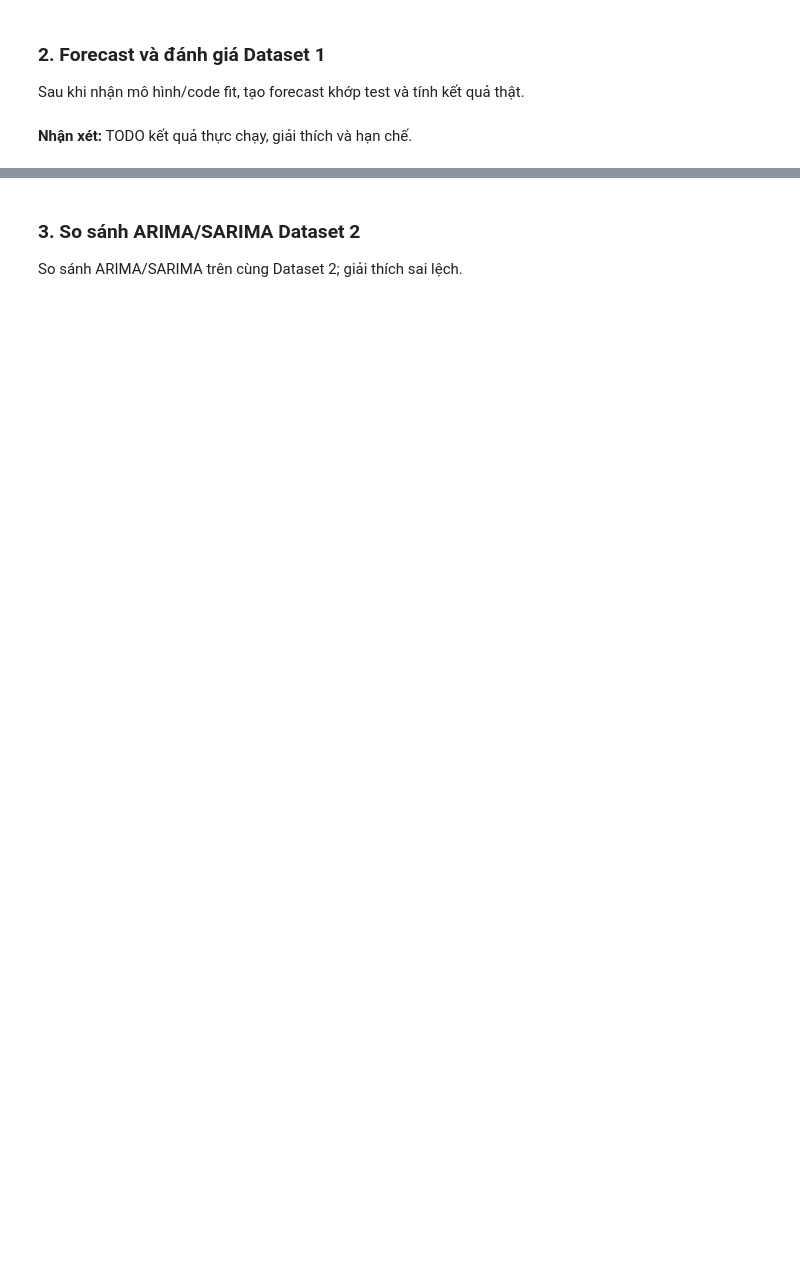
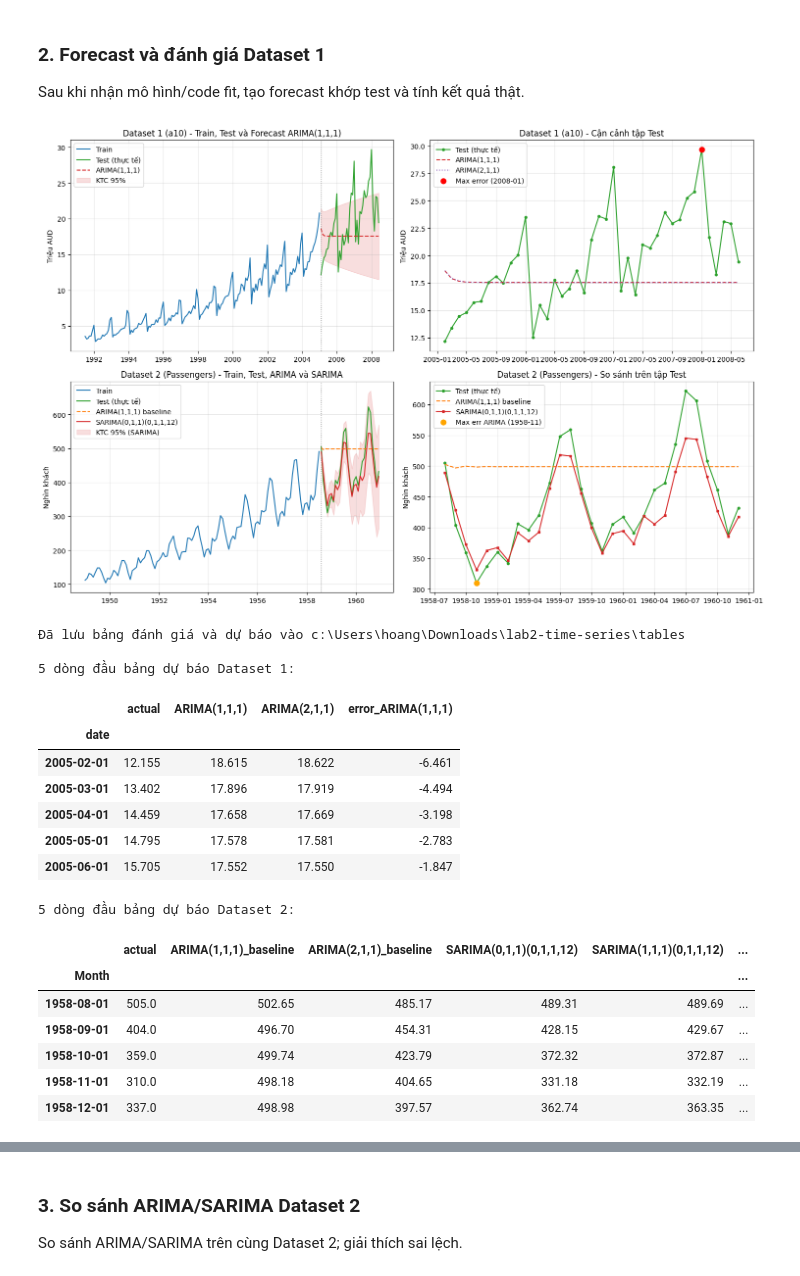
Before and after one commit to thvhieu/lab2-time-series, a Jupyter notebook: contributions/05_forecast_evaluation.ipynb, the cells around one changed output, grey strips where cells are left out. Saved outputs shown, nothing was run; the diff lists cells and outputs as text; code cells hidden in the pictures; blank space fills up the shorter version.

Commit message:
Hoan thien phan forecast, danh gia MAE/RMSE/MAPE va so sanh ARIMA-SARIMA

```diff
--- a/contributions/05_forecast_evaluation.ipynb
+++ b/contributions/05_forecast_evaluation.ipynb
@@ -111,13 +111,17 @@ def fit_and_forecast_sarima(train_s, test_s, order, seasonal_order):
 
 def compute_metrics_row(actual, pred, dataset_name, model_name, unit, aic=None, bic=None):
     actual_s = pd.Series(actual)
-    pred_s = pd.Series(pred, index=actual_s.index)
+    pred_s = pd.Series(pred)
+    assert len(actual_s) == len(pred_s) and (actual_s.index == pred_s.index).all()
+
     err = actual_s - pred_s
     abs_err = err.abs()
 
     mae = float(abs_err.mean())
     rmse = float(np.sqrt((err ** 2).mean()))
-    mape = float((abs_err / actual_s.abs()).mean() * 100)
+
+    non_zero = actual_s != 0
+    mape = float((abs_err[non_zero] / actual_s[non_zero].abs()).mean() * 100) if non_zero.any() else np.nan
     max_dt = abs_err.idxmax()
 
     return {
@@ -133,6 +137,11 @@ def compute_metrics_row(actual, pred, dataset_name, model_name, unit, aic=None,
         "Max |Error|": round(float(abs_err.loc[max_dt]), 3),
         "Thực tế vs Dự báo": f"{actual_s.loc[max_dt]:.2f} vs {pred_s.loc[max_dt]:.2f}",
     }
+
+# Kiểm tra nhanh hàm tính lỗi trên ví dụ nhỏ (có giá trị thực bằng 0)
+_idx_toy = pd.date_range("2020-01-01", periods=3, freq="MS")
+_toy_res = compute_metrics_row(pd.Series([100.0, 200.0, 0.0], index=_idx_toy), pd.Series([110.0, 180.0, 5.0], index=_idx_toy), "Toy", "Check", "Unit")
+print(f"Kiểm tra hàm (toy data): MAE={_toy_res['MAE']}, RMSE={_toy_res['RMSE']}, MAPE={_toy_res['MAPE (%)']}% (bỏ qua mẫu actual=0)")
 
 m1_111, fc1_111, ci1_111 = fit_and_forecast_arima(train1, test1, (1, 1, 1))
 m1_211, fc1_211, ci1_211 = fit_and_forecast_arima(train1, test1, (2, 1, 1))
@@ -152,4 +161,8 @@ metrics_df = pd.DataFrame([
     compute_metrics_row(test2, fc2_sar_111, "D2 Passengers", "SARIMA(1,1,1)(0,1,1,12)", "Nghìn khách", m2_sar_111.aic, m2_sar_111.bic),
 ])
 
-display(metrics_df)
+print("\nBảng đánh giá Dataset 1 (a10):")
+display(metrics_df[metrics_df["Dataset"] == "D1 a10"])
+
+print("\nBảng đánh giá Dataset 2 (AirPassengers):")
+display(metrics_df[metrics_df["Dataset"] == "D2 Passengers"])
@@ -165,6 +193,9 @@ display(metrics_df)
 
 Sau khi nhận mô hình/code fit, tạo forecast khớp test và tính kết quả thật.
 # %%
+import matplotlib.pyplot as plt
+import pandas as pd
+
 fig, axes = plt.subplots(2, 2, figsize=(15, 10))
 
 err1 = (test1 - fc1_111).abs()
@@ -203,36 +234,62 @@ axes[1, 0].set_ylabel("Nghìn khách")
 axes[1, 0].legend(loc="upper left")
 axes[1, 0].grid(True, alpha=0.3)
 
 axes[1, 1].plot(test2.index, test2.values, marker="o", ms=3.5, label="Test (thực tế)", color="tab:green")
 axes[1, 1].plot(fc2_111.index, fc2_111.values, label="ARIMA(1,1,1) baseline", color="tab:orange", ls="--")
 axes[1, 1].plot(fc2_sar_011.index, fc2_sar_011.values, marker="s", ms=3, label="SARIMA(0,1,1)(0,1,1,12)", color="tab:red")
 axes[1, 1].scatter([max_dt2], [test2.loc[max_dt2]], color="orange", s=60, zorder=5, label=f"Max err ARIMA ({max_dt2:%Y-%m})")
 axes[1, 1].set_title("Dataset 2 (Passengers) - So sánh trên tập Test")
 axes[1, 1].set_ylabel("Nghìn khách")
 axes[1, 1].legend(loc="upper left")
 axes[1, 1].grid(True, alpha=0.3)
 
 fig.tight_layout()
 plt.show()
 
 out_dir = ROOT / "tables"
 out_dir.mkdir(exist_ok=True)
 metrics_df.to_csv(out_dir / "forecast_metrics_05.csv", index=False)
 
-pd.DataFrame({
+d1_pred_df = pd.DataFrame({
     "actual": test1,
     "ARIMA(1,1,1)": fc1_111,
     "ARIMA(2,1,1)": fc1_211,
-}).to_csv(out_dir / "forecast_d1_test.csv", index_label="date")
+    "error_ARIMA(1,1,1)": test1 - fc1_111,
+})
+d1_pred_df.to_csv(out_dir / "forecast_d1_test.csv", index_label="date")
 
-pd.DataFrame({
+d2_pred_df = pd.DataFrame({
     "actual": test2,
     "ARIMA(1,1,1)_baseline": fc2_111,
     "ARIMA(2,1,1)_baseline": fc2_211,
     "SARIMA(0,1,1)(0,1,1,12)": fc2_sar_011,
     "SARIMA(1,1,1)(0,1,1,12)": fc2_sar_111,
-}).to_csv(out_dir / "forecast_d2_test.csv", index_label="date")
+    "error_SARIMA(0,1,1)(0,1,1,12)": test2 - fc2_sar_011,
+})
+d2_pred_df.to_csv(out_dir / "forecast_d2_test.csv", index_label="date")
 
 print("Đã lưu bảng đánh giá và dự báo vào", out_dir)
+print("\n5 dòng đầu bảng dự báo Dataset 1:")
+display(d1_pred_df.round(3).head())
+print("\n5 dòng đầu bảng dự báo Dataset 2:")
+display(d2_pred_df.round(2).head())
+# %% [output]
+[figure, added]
+Đã lưu bảng đánh giá và dự báo vào c:\Users\hoang\Downloads\lab2-time-series\tables
+
+5 dòng đầu bảng dự báo Dataset 1:
+|  | actual | ARIMA(1,1,1) | ARIMA(2,1,1) | error_ARIMA(1,1,1) |
+| date |  |  |  |  |
+| 2005-02-01 | 12.155 | 18.615 | 18.622 | -6.461 |
+| 2005-03-01 | 13.402 | 17.896 | 17.919 | -4.494 |
+| 2005-04-01 | 14.459 | 17.658 | 17.669 | -3.198 |
+| 2005-05-01 | 14.795 | 17.578 | 17.581 | -2.783 |
+| 2005-06-01 | 15.705 | 17.552 | 17.550 | -1.847 |
+5 dòng đầu bảng dự báo Dataset 2:
+|  | actual | ARIMA(1,1,1)_baseline | ARIMA(2,1,1)_baseline | SARIMA(0,1,1)(0,1,1,12) | SARIMA(1,1,1)(0,1,1,12) | ... |
+| Month |  |  |  |  |  | ... |
+| 1958-08-01 | 505.0 | 502.65 | 485.17 | 489.31 | 489.69 | ... |
+| 1958-09-01 | 404.0 | 496.70 | 454.31 | 428.15 | 429.67 | ... |
+| 1958-10-01 | 359.0 | 499.74 | 423.79 | 372.32 | 372.87 | ... |
+| 1958-11-01 | 310.0 | 498.18 | 404.65 | 331.18 | 332.19 | ... |
+| 1958-12-01 | 337.0 | 498.98 | 397.57 | 362.74 | 363.35 | ... |
-# %% [markdown]
-**Nhận xét:** TODO kết quả thực chạy, giải thích và hạn chế.
```
Also changed, not shown: parts of 8 cells of this notebook, 1 other file.
